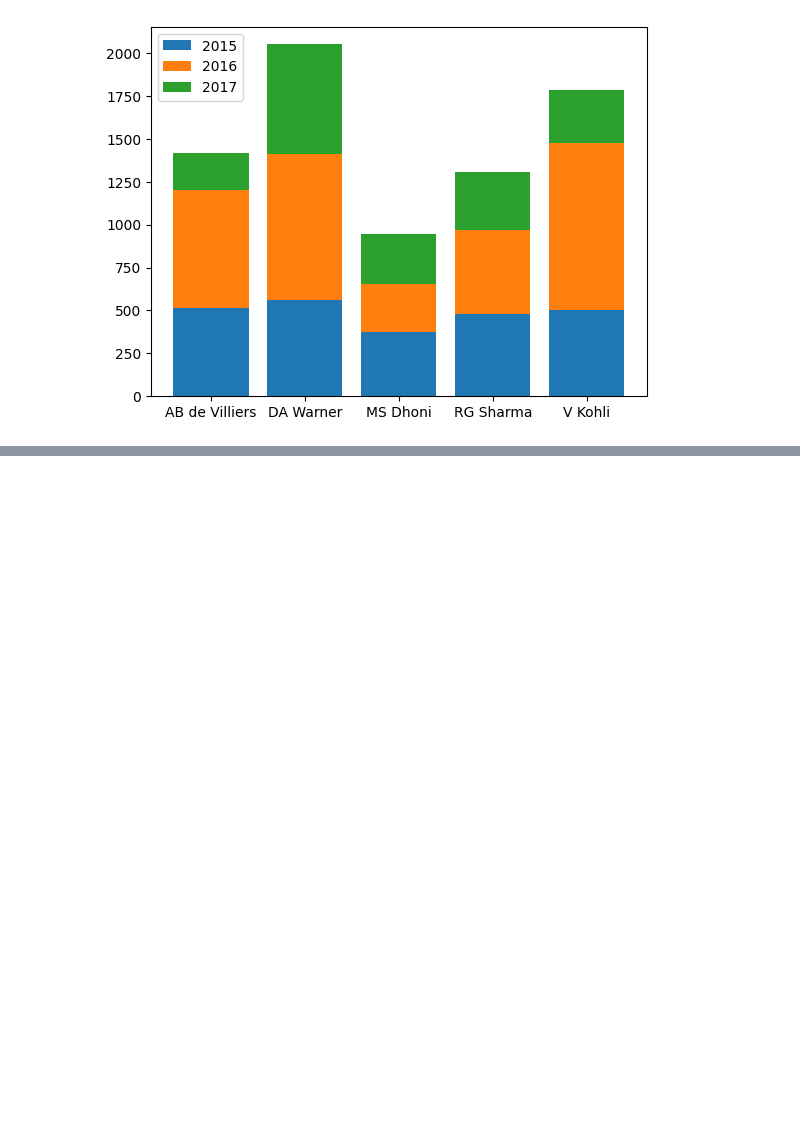
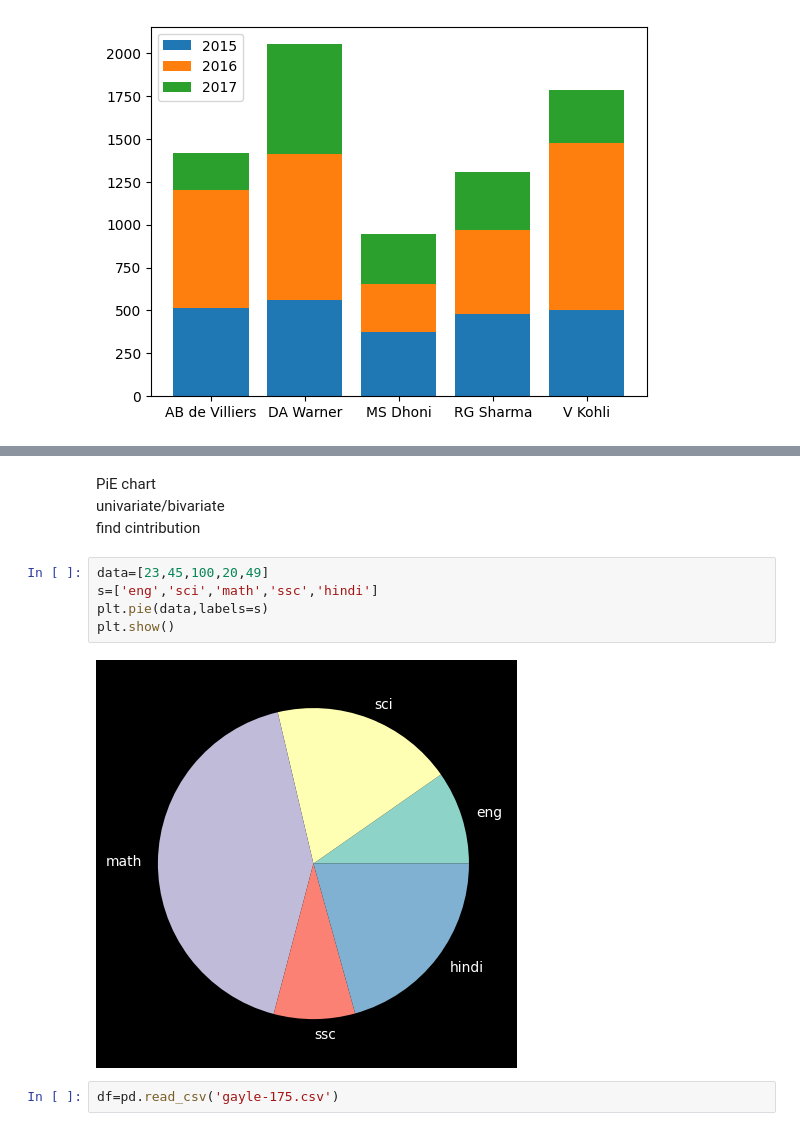
Before and after one commit to Prathambiradr12345/Machine-_learning, a Jupyter notebook: matplot_series.ipynb, the cells around one changed output, grey strips where cells are left out. Drawn from its saved outputs; the diff is of its cells as text; blank space fills up the shorter version.

```diff
--- a/matplot_series.ipynb
+++ b/matplot_series.ipynb
@@ -209,0 +246,13 @@ plt.show()
+# %% [markdown]
+PiE chart
+univariate/bivariate
+find cintribution
+# %%
+data=[23,45,100,20,49]
+s=['eng','sci','math','ssc','hindi']
+plt.pie(data,labels=s)
+plt.show()
+# %% [output]
+[figure, added]
+# %%
+df=pd.read_csv('gayle-175.csv')
```
Also changed, not shown: parts of 13 cells of this notebook.
